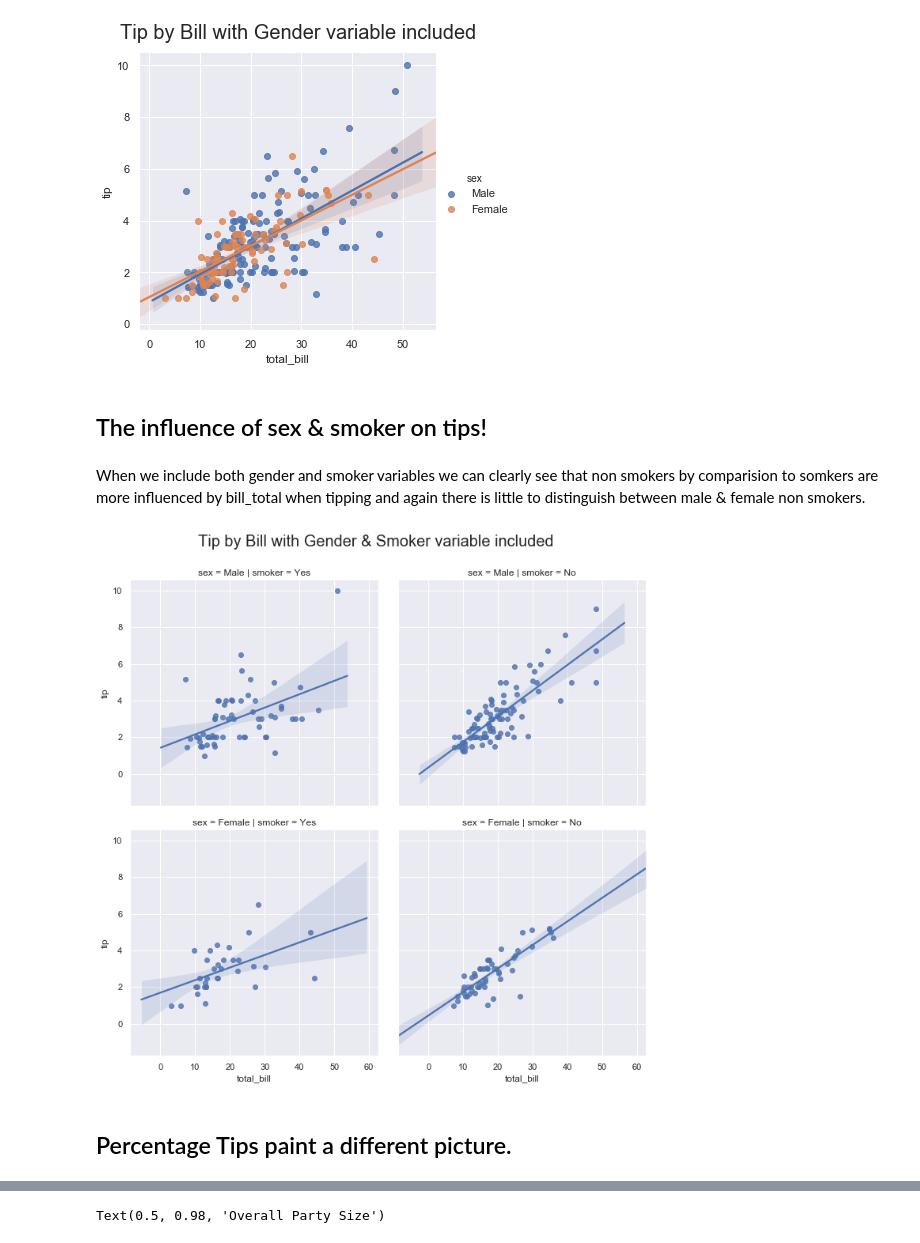
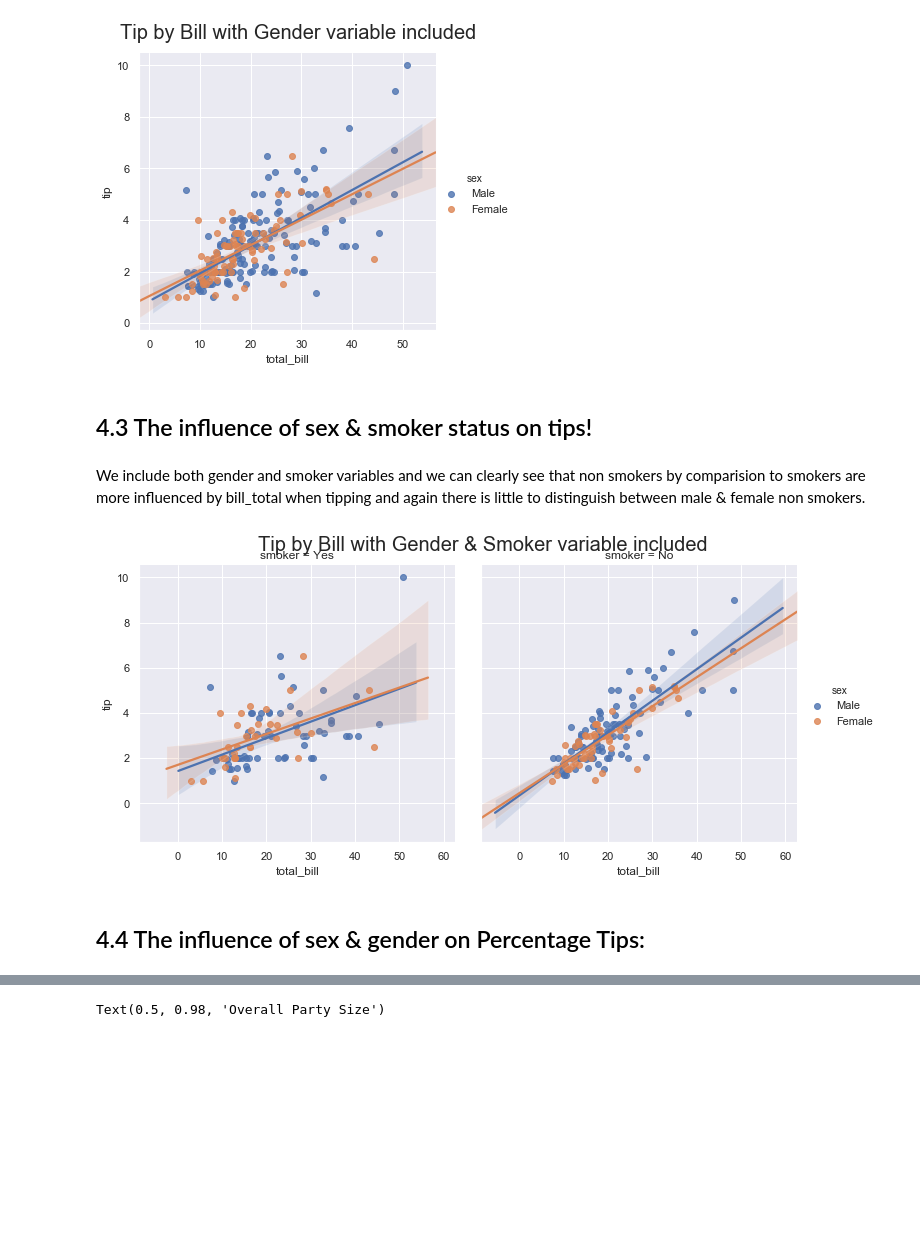
Before and after one commit to fionaoriordan/52446_19_tips, a Jupyter notebook: tips_notebook.ipynb, the cells around one changed output, grey strips where cells are left out. Cells and saved outputs as stored; diff of their text form; code cells hidden in the pictures; blank space fills up the shorter version.

```diff
--- a/tips_notebook.ipynb
+++ b/tips_notebook.ipynb
@@ -484,19 +510,19 @@ plt.show()
 # %% [output]
 [figure]
 # %% [markdown]
-## The influence of sex & smoker on tips!
+## 4.3 The influence of sex & smoker status on tips!
 # %% [markdown]
-When we include both gender and smoker variables we can clearly see that non smokers by comparision to somkers are more influenced by bill_total when tipping and again there is little to distinguish between male & female non smokers.
+We include both gender and smoker variables and we can clearly see that non smokers by comparision to smokers are more influenced by bill_total when tipping and again there is little to distinguish between male & female non smokers.
 # %%
-g3 = sns.lmplot(x="total_bill", y="tip", col = 'smoker', row = 'sex', data=df)
+g3 = sns.lmplot(x="total_bill", y="tip", hue = 'sex', col = 'smoker', data=df)
 
 #Adapted from :https://stackoverflow.com/a/42030162 to adjust the title up a little
 g3.fig.subplots_adjust(top=0.9)
 g3.fig.suptitle("Tip by Bill with Gender & Smoker variable included", fontsize = 20)
 plt.show()
 # %% [output]
-[figure, old version]
+[figure, new version]
-# %% [markdown]
-
-## Percentage Tips paint a different picture.
+# %% [markdown]
+
+## 4.4 The influence of sex & gender on  Percentage Tips:
 # %% [markdown]
```
Also changed, not shown: parts of 46 cells of this notebook.
